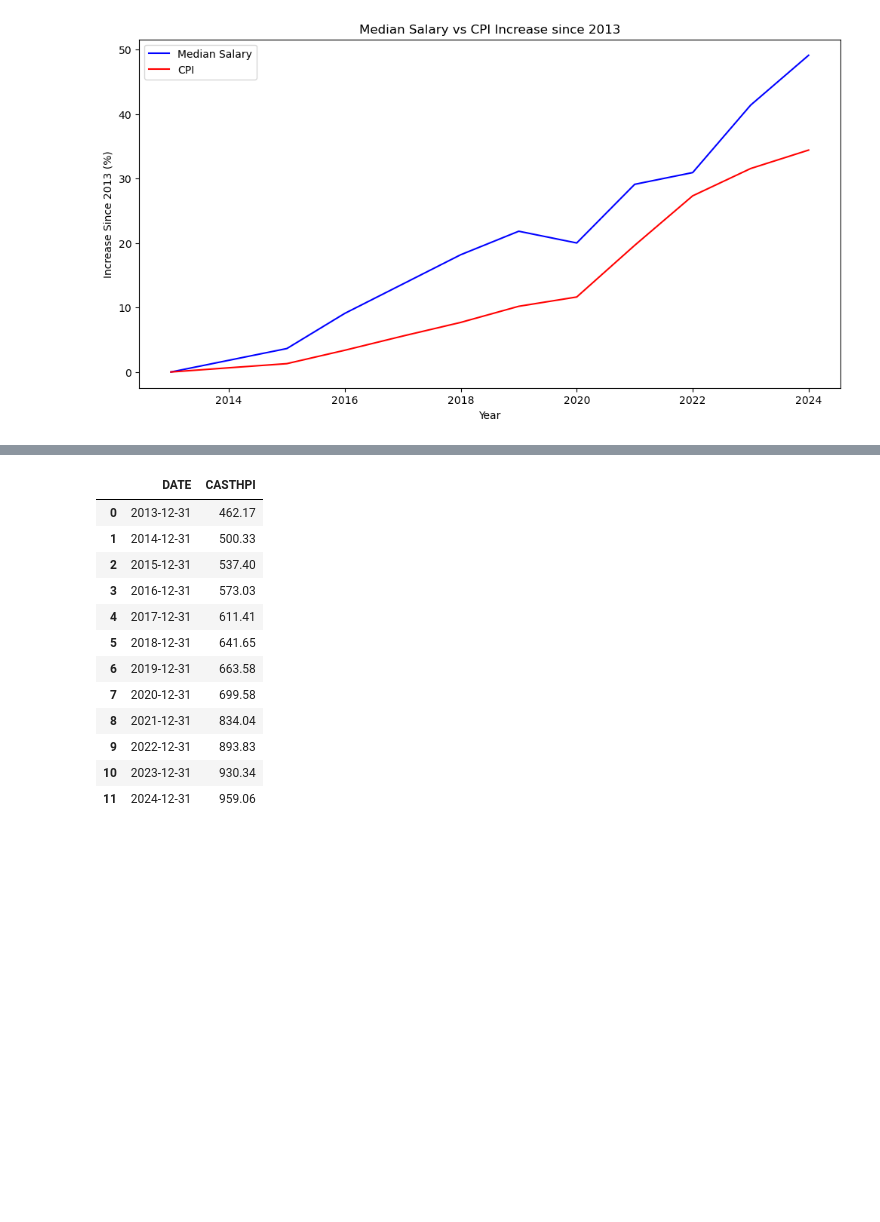
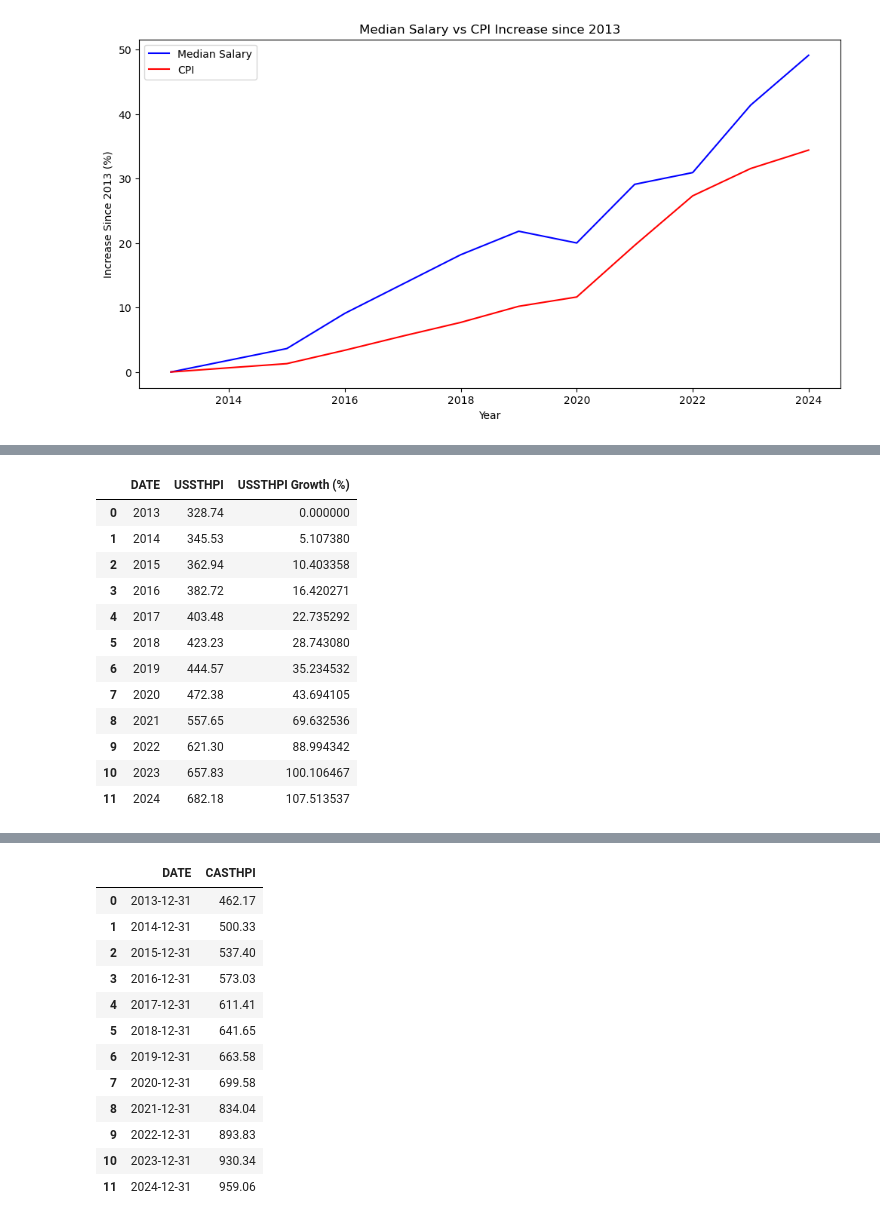
Before and after one commit to desaiwang/architects-salary, a Jupyter notebook: data/archinet_query.ipynb, the cells around one changed output, grey strips where cells are left out. Saved outputs shown, nothing was run; the diff lists cells and outputs as text; code cells hidden in the pictures; blank space fills up the shorter version.

```diff
--- a/data/archinet_query.ipynb
+++ b/data/archinet_query.ipynb
@@ -725,3 +718,19 @@ df_nycthpi_by_year['NYSTHPI Growth (%)'] = (df_nycthpi_by_year['NYSTHPI']/ df_ny
+# %%
+df_ussthpi_by_year
+# %% [output]
+|  | DATE | USSTHPI | USSTHPI Growth (%) |
+| 0 | 2013 | 328.74 | 0.000000 |
+| 1 | 2014 | 345.53 | 5.107380 |
+| 2 | 2015 | 362.94 | 10.403358 |
+| 3 | 2016 | 382.72 | 16.420271 |
+| 4 | 2017 | 403.48 | 22.735292 |
+| 5 | 2018 | 423.23 | 28.743080 |
+| 6 | 2019 | 444.57 | 35.234532 |
+| 7 | 2020 | 472.38 | 43.694105 |
+| 8 | 2021 | 557.65 | 69.632536 |
+| 9 | 2022 | 621.30 | 88.994342 |
+| 10 | 2023 | 657.83 | 100.106467 |
+| 11 | 2024 | 682.18 | 107.513537 |
 # %%
 # Plot the median salary by year
 plt.figure(figsize=(12, 6))
```
Also changed, not shown: parts of 4 cells of this notebook, 2 other files.
